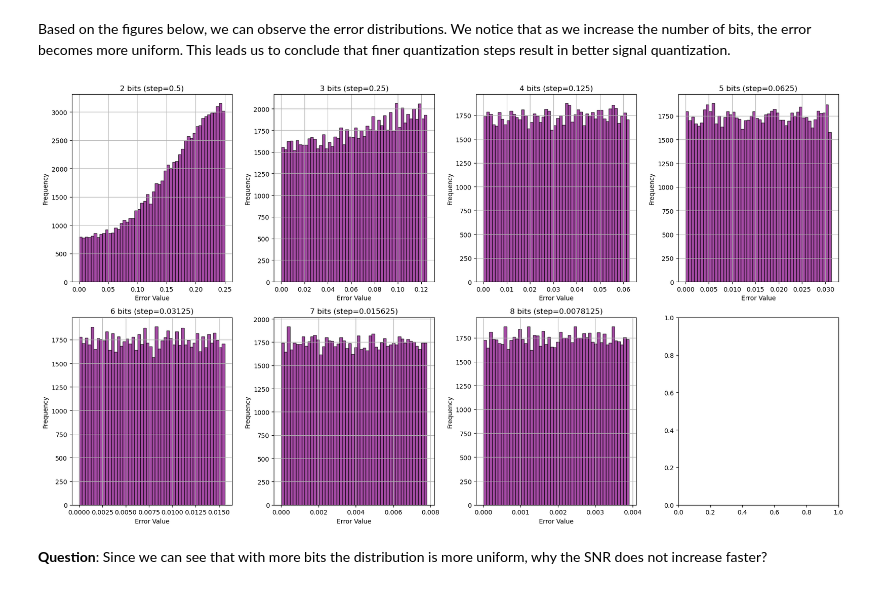
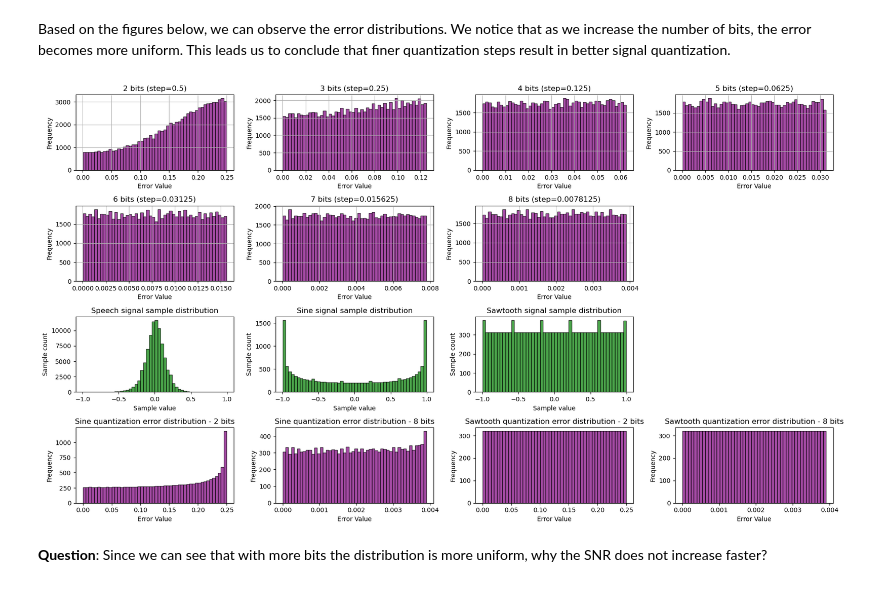
Before and after one commit to LukasFoltyn/czsa-first-homework, a Jupyter notebook: CZSa_2024_HW1.ipynb, the cells around one changed output. Saved outputs shown, nothing was run; the diff lists cells and outputs as text; code cells hidden in the pictures.

Commit message:
adding some plots for sine and sawtooth signals

```diff
--- a/CZSa_2024_HW1.ipynb
+++ b/CZSa_2024_HW1.ipynb
@@ -57,24 +57,22 @@ def quantize(x, b=4, level_at_zero=False):
 
 # Returns the input normalized so that is in [-1,1]
 def normalize(x):
-    return 2*(x - np.min(x)) / (np.max(x) - np.min(x))-1, np.max(x),  np.min(x)
-
-# Sets it back to its original range
-def de_normalize(x, ma, mi):
-    return (x + 1)*(ma-mi)/2 + mi
+    return 2 * (x - np.min(x)) / (np.max(x) - np.min(x)) - 1
 
 # Calculating the SNR
 def calculate_snr(original_signal, quantized_signal):
     # Power of the original signal
     signal_power = np.mean(original_signal**2)
 
+    error_signal = original_signal - quantized_signal
+
     # Power of the noise (quantization error)
-    noise_power = np.mean((original_signal - quantized_signal)**2)
+    noise_power = np.mean(error_signal**2)
 
     # Calculate SNR in decibels
     snr = 10 * np.log10(signal_power / noise_power)
 
-    return snr, (original_signal - quantized_signal)
+    return snr, error_signal
 # %% [markdown]
 **Why calculating power is sufficient in this case**
 
@@ -112,10 +139,9 @@ As the number of bits used for quantization increases, the SNR (Signal-to-Noise
 
 Intuition: More bits → More levels → Smaller quantization steps → Smaller quantization error → Higher SNR.
 # %%
-# Demo of various quantization levels
-for b in bits:
-   a_quantized = np.array(quantize(a_normalized, b))
-   # display(Audio(quantize(a_normalized, b), rate=16000))
+# Demo of various quantization levels (from 2 to 8 bits)
+for audio in as_quantized:
+    display(Audio(audio, rate=sr))
 # %% [markdown]
 ### b)
 Compare the plot to the two results for SNR we derived in Lecture 1, i.e.,
@@ -165,24 +193,63 @@ Based on the figures below, we can observe the error distributions. We notice th
 # %%
 bits_range = range(2, 9)  # Bits from 2 to 8
 n_bits = len(bits_range)  # Number of bit values
 
-fig, axes = plt.subplots(nrows=2, ncols=4, figsize=(18, 10))  # 2 rows, 4 columns grid
+fig, axes = plt.subplots(nrows=4, ncols=4, figsize=(18, 10))  # 2 rows, 4 columns grid
 
 # Flatten the axes array for easier iteration (since axes is a 2D array with 2x4)
 axes = axes.flatten()
 
 # Plot each histogram in a separate subplot
 for i, b in enumerate(bits_range):
-    axes[i].hist(np.abs(err_values[i]), bins=50, color='purple', edgecolor='black', alpha=0.7)
+    axes[i].hist(np.abs(as_err_signals[i]), bins=50, color='purple', edgecolor='black', alpha=0.7)
     axes[i].set_title(f'{b} bits (step={2/(2**b)})')
     axes[i].set_xlabel('Error Value')
     axes[i].set_ylabel('Frequency')
     axes[i].grid(True)
 
+axes[7].axis('off')
+
+axes[8].hist(as_quantized[-1], bins=50, color='green', edgecolor='black', alpha=0.7)
+axes[8].set_title('Speech signal sample distribution')
+axes[8].set_xlabel('Sample value')
+axes[8].set_ylabel('Sample count')
+
+axes[9].hist(sines_quantized[-1] ,bins=50, color='green', edgecolor='black', alpha=0.7)
+axes[9].set_title('Sine signal sample distribution')
+axes[9].set_xlabel('Sample value')
+axes[9].set_ylabel('Sample count')
+
+axes[10].hist(sawtooths_quantized[-1], bins=50, color='green', edgecolor='black', alpha=0.7)
+axes[10].set_title('Sawtooth signal sample distribution')
+axes[10].set_xlabel('Sample value')
+axes[10].set_ylabel('Sample count')
+
+axes[11].axis('off')
+
+axes[12].hist(np.abs(sine_err_signals[0]), bins=50, color='purple', edgecolor='black', alpha=0.7)
+axes[12].set_title(f'Sine quantization error distribution - {2} bits')
+axes[12].set_xlabel('Error Value')
+axes[12].set_ylabel('Frequency')
+
+axes[13].hist(np.abs(sine_err_signals[-1]), bins=50, color='purple', edgecolor='black', alpha=0.7)
+axes[13].set_title(f'Sine quantization error distribution - {8} bits')
+axes[13].set_xlabel('Error Value')
+axes[13].set_ylabel('Frequency')
+
+axes[14].hist(np.abs(sawtooth_err_signals[0]), bins=50, color='purple', edgecolor='black', alpha=0.7)
+axes[14].set_title(f'Sawtooth quantization error distribution - {2} bits')
+axes[14].set_xlabel('Error Value')
+axes[14].set_ylabel('Frequency')
+
+axes[15].hist(np.abs(sawtooth_err_signals[-1]), bins=50, color='purple', edgecolor='black', alpha=0.7)
+axes[15].set_title(f'Sawtooth quantization error distribution - {8} bits')
+axes[15].set_xlabel('Error Value')
+axes[15].set_ylabel('Frequency')
+
 plt.tight_layout()
 plt.show()
 # %% [output]
-[figure, old version]
+[figure, new version]
 # %% [markdown]
 **Question**: Since we can see that with more bits the distribution is more uniform, why the SNR does not increase faster?
 # %% [markdown]
```
Also changed, not shown: parts of 8 cells of this notebook.
